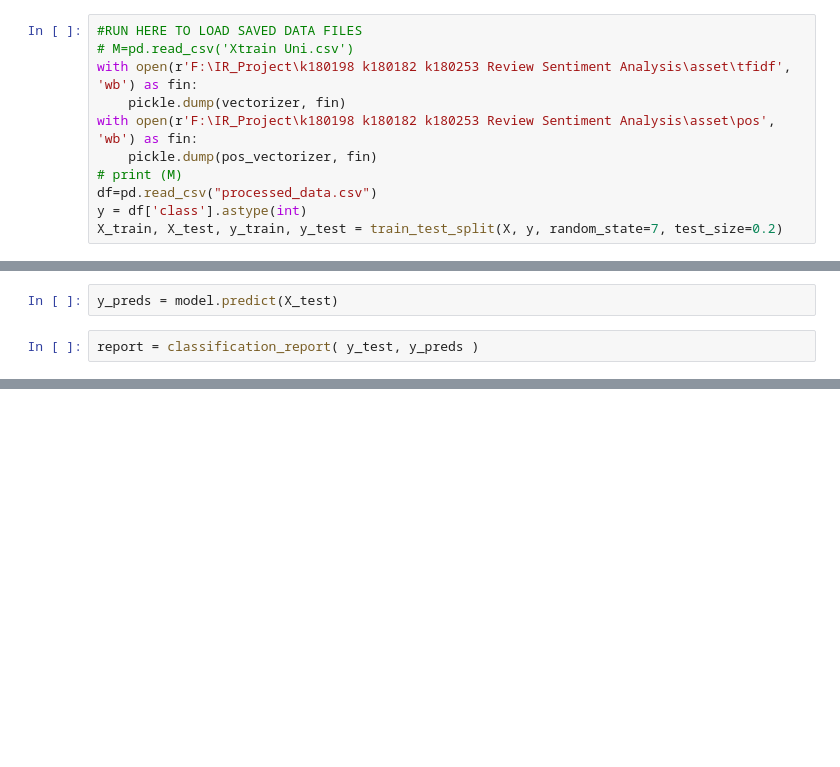
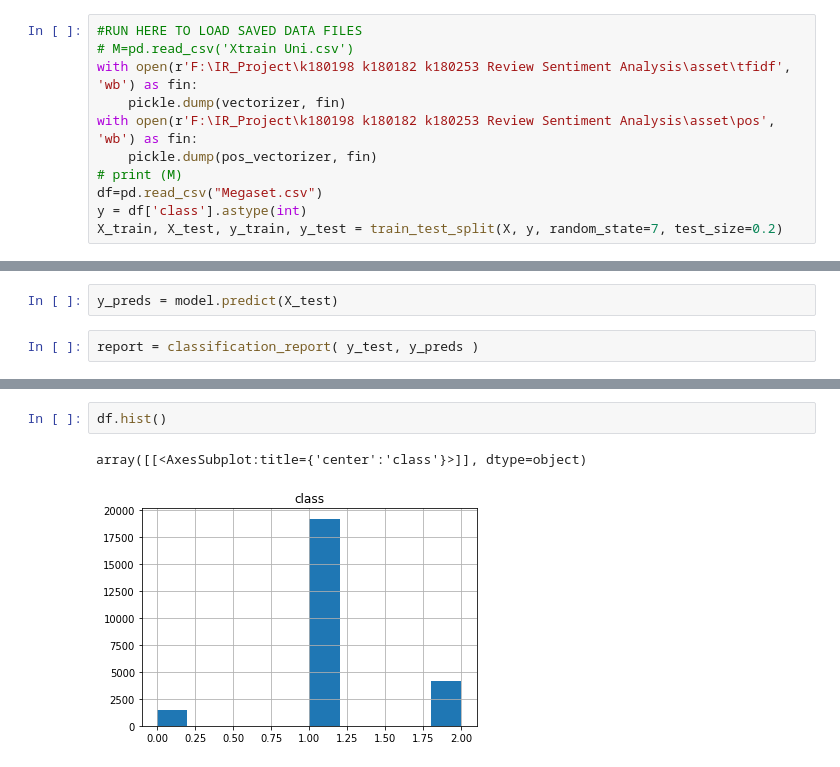
Before and after one commit to anasbinwaquar/Sentiment-Analysis, a Jupyter notebook: k180198 k180182 k180253 Review Sentiment Analysis/IR Proj Training.ipynb, the cells around one changed output, grey strips where cells are left out. Drawn from its saved outputs; the diff is of its cells as text; blank space fills up the shorter version.

```diff
--- a/k180198 k180182 k180253 Review Sentiment Analysis/IR Proj Training.ipynb
+++ b/k180198 k180182 k180253 Review Sentiment Analysis/IR Proj Training.ipynb
@@ -218,7 +218,7 @@ with open(r'F:\IR_Project\k180198 k180182 k180253 Review Sentiment Analysis\asse
 with open(r'F:\IR_Project\k180198 k180182 k180253 Review Sentiment Analysis\asset\pos', 'wb') as fin:
     pickle.dump(pos_vectorizer, fin)
 # print (M)
-df=pd.read_csv("processed_data.csv")
+df=pd.read_csv("Megaset.csv")
 y = df['class'].astype(int)
 X_train, X_test, y_train, y_test = train_test_split(X, y, random_state=7, test_size=0.2)
 # %%
@@ -282,0 +283,5 @@ print(X.shape)
+# %%
+df.hist()
+# %% [output]
+array([[<AxesSubplot:title={'center':'class'}>]], dtype=object)
+[figure, added]
```
Also changed, not shown: parts of 6 cells of this notebook, 11 other files.
